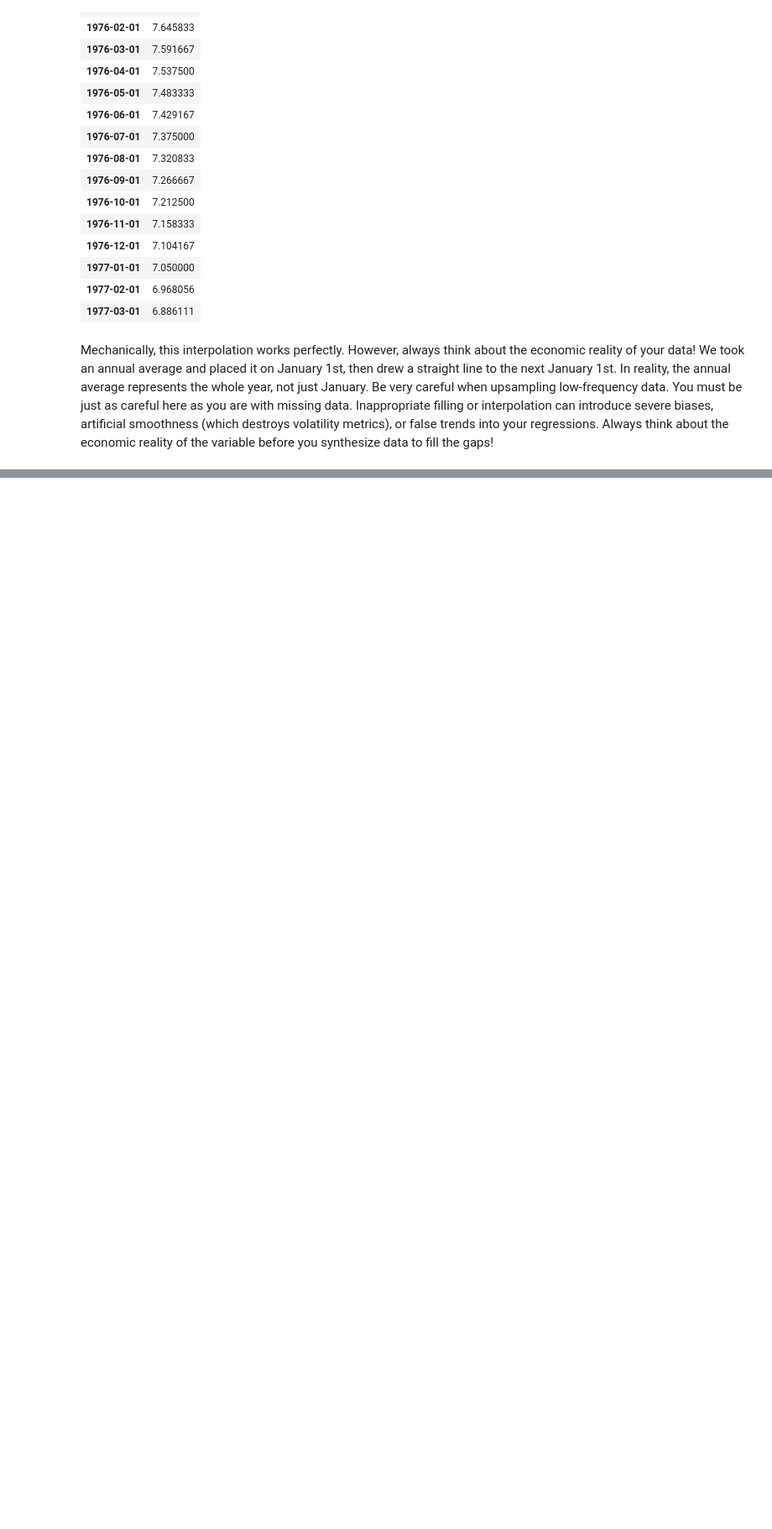
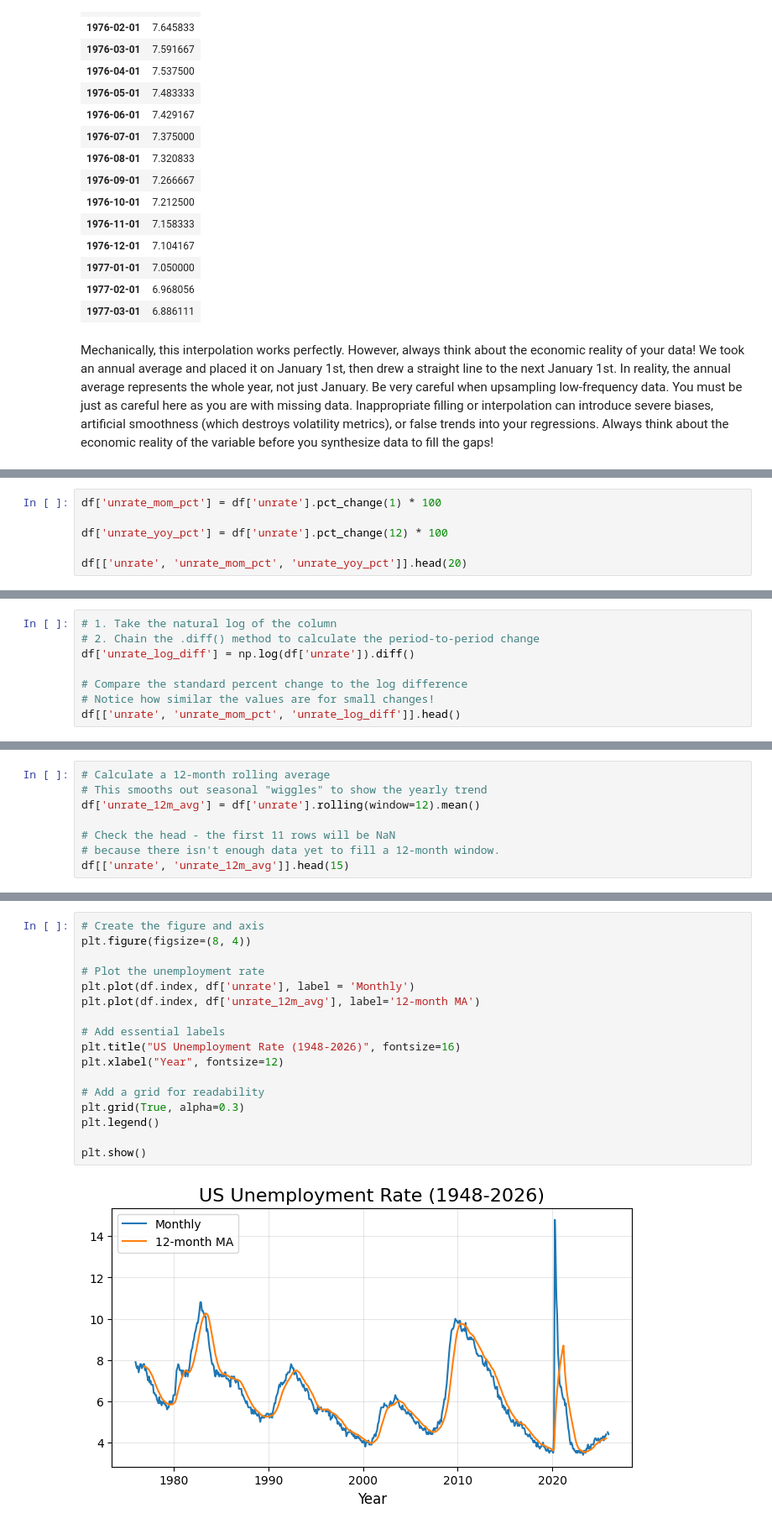
Before and after one commit to williamwuillemin/Intro-to-Programming-Lecture-6-HSG, a Jupyter notebook: Lecture_6_TryOut.ipynb, the cells around one changed output, grey strips where cells are left out. Shown at 84% size. Drawn from its saved outputs; the diff is of its cells as text; blank space fills up the shorter version.

Commit message:
Save the code used to create the graph

```diff
--- a/Lecture_6_TryOut.ipynb
+++ b/Lecture_6_TryOut.ipynb
@@ -499,0 +556,6 @@ Mechanically, this interpolation works perfectly. However, always think about th
+# %%
+df['unrate_mom_pct'] = df['unrate'].pct_change(1) * 100
+
+df['unrate_yoy_pct'] = df['unrate'].pct_change(12) * 100
+
+df[['unrate', 'unrate_mom_pct', 'unrate_yoy_pct']].head(20)
@@ -499,0 +589,8 @@ Mechanically, this interpolation works perfectly. However, always think about th
+# %%
+# 1. Take the natural log of the column
+# 2. Chain the .diff() method to calculate the period-to-period change
+df['unrate_log_diff'] = np.log(df['unrate']).diff()
+
+# Compare the standard percent change to the log difference
+# Notice how similar the values are for small changes!
+df[['unrate', 'unrate_mom_pct', 'unrate_log_diff']].head()
@@ -499,0 +617,8 @@ Mechanically, this interpolation works perfectly. However, always think about th
+# %%
+# Calculate a 12-month rolling average
+# This smooths out seasonal "wiggles" to show the yearly trend
+df['unrate_12m_avg'] = df['unrate'].rolling(window=12).mean()
+
+# Check the head - the first 11 rows will be NaN
+# because there isn't enough data yet to fill a 12-month window.
+df[['unrate', 'unrate_12m_avg']].head(15)
@@ -499,0 +643,19 @@ Mechanically, this interpolation works perfectly. However, always think about th
+# %%
+# Create the figure and axis
+plt.figure(figsize=(8, 4))
+
+# Plot the unemployment rate
+plt.plot(df.index, df['unrate'], label = 'Monthly')
+plt.plot(df.index, df['unrate_12m_avg'], label='12-month MA')
+
+# Add essential labels
+plt.title("US Unemployment Rate (1948-2026)", fontsize=16)
+plt.xlabel("Year", fontsize=12)
+
+# Add a grid for readability
+plt.grid(True, alpha=0.3)
+plt.legend()
+
+plt.show()
+# %% [output]
+[figure, added]
```
Also changed, not shown: parts of 25 cells of this notebook.
